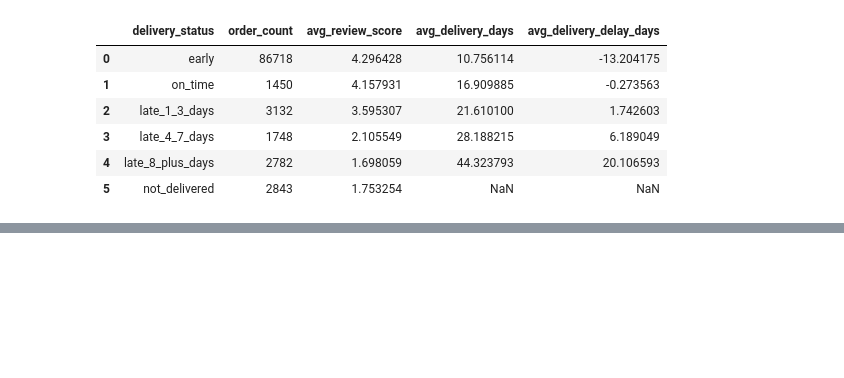
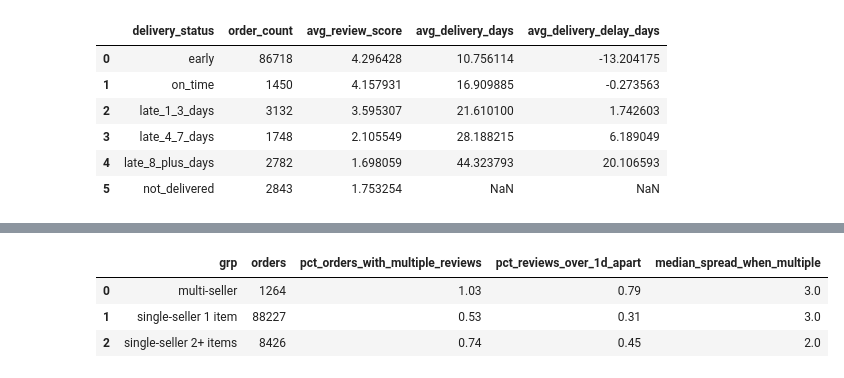
Before and after one commit to ian-fl-liew/dsm2_ecommerce_delivery, a Jupyter notebook: analysis/01_exploration.ipynb, the cells around one changed output, grey strips where cells are left out. Cells and saved outputs as stored; diff of their text form; code cells hidden in the pictures; blank space fills up the shorter version.

```diff
--- a/analysis/01_exploration.ipynb
+++ b/analysis/01_exploration.ipynb
@@ -129,0 +337,30 @@ satisfaction.sort_values("delivery_status").reset_index(drop=True)
+# %%
+q(f"""
+WITH shape AS (
+  SELECT order_id, COUNT(*) AS n_items, COUNT(DISTINCT seller_id) AS n_sellers
+  FROM `{PROJECT_ID}.olist_raw.order_items` GROUP BY order_id
+),
+rev AS (
+  SELECT order_id,
+         COUNT(*) AS n_reviews,
+         TIMESTAMP_DIFF(MAX(review_creation_date),
+                        MIN(review_creation_date), HOUR) / 24.0 AS review_spread_days
+  FROM `{PROJECT_ID}.olist_raw.order_reviews` GROUP BY order_id
+)
+SELECT
+  CASE WHEN s.n_sellers > 1 THEN 'multi-seller'
+       WHEN s.n_items >= 2  THEN 'single-seller 2+ items'
+       ELSE 'single-seller 1 item' END AS grp,
+  COUNT(*) AS orders,
+  ROUND(AVG(IF(r.n_reviews > 1, 1, 0)) * 100, 2) AS pct_orders_with_multiple_reviews,
+  ROUND(AVG(IF(r.n_reviews > 1 AND r.review_spread_days > 1, 1, 0)) * 100, 2) AS pct_reviews_over_1d_apart,
+  ROUND(APPROX_QUANTILES(IF(r.n_reviews > 1, r.review_spread_days, NULL),
+                         100)[OFFSET(50)], 2) AS median_spread_when_multiple
+FROM shape AS s JOIN rev AS r USING (order_id)
+GROUP BY grp ORDER BY grp
+""")
+# %% [output]
+|  | grp | orders | pct_orders_with_multiple_reviews | pct_reviews_over_1d_apart | median_spread_when_multiple |
+| 0 | multi-seller | 1264 | 1.03 | 0.79 | 3.0 |
+| 1 | single-seller 1 item | 88227 | 0.53 | 0.31 | 3.0 |
+| 2 | single-seller 2+ items | 8426 | 0.74 | 0.45 | 2.0 |
```
Also changed, not shown: parts of 10 cells of this notebook, 2 other files.
